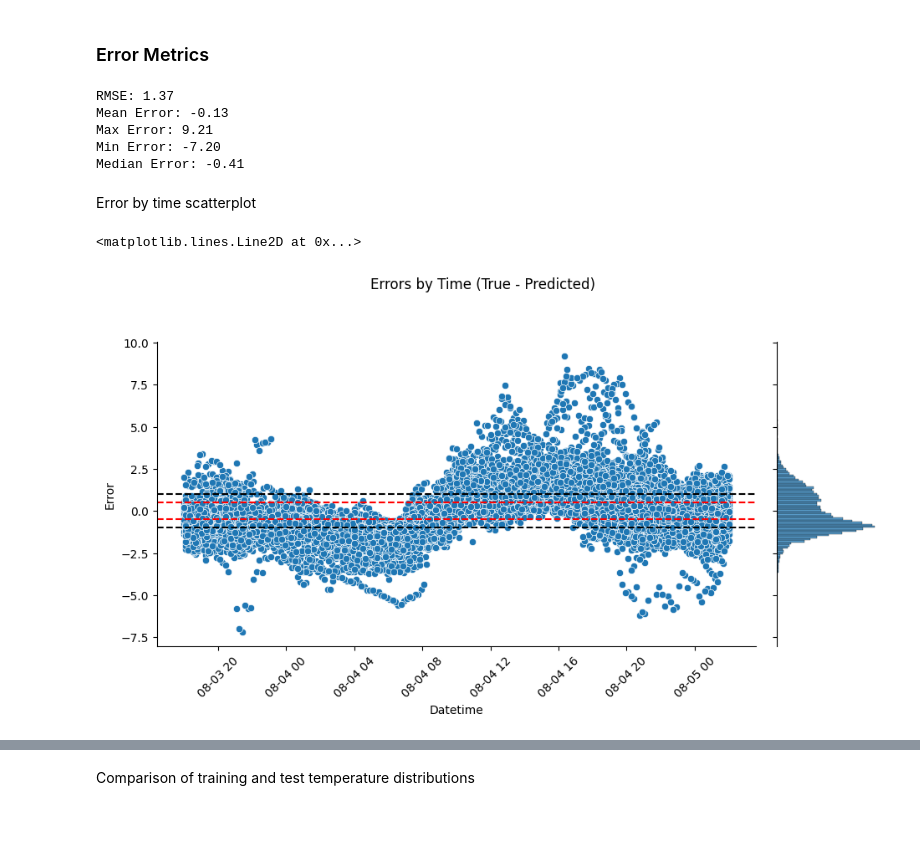
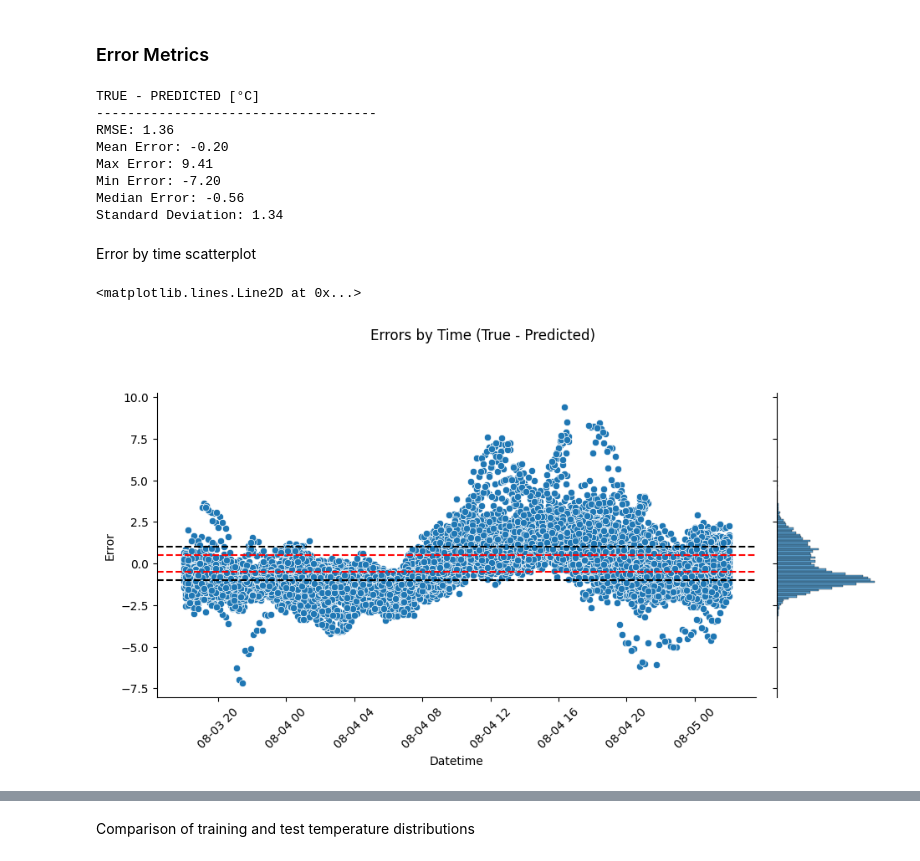
Before and after one commit to ozmanda/meteoblueQRF, a Jupyter notebook: analyses_and_visualisations/training_output_analysis.ipynb, the cells around one changed output, grey strips where cells are left out. Saved outputs shown, nothing was run; the diff lists cells and outputs as text; code cells hidden in the pictures; blank space fills up the shorter version.

```diff
--- a/analyses_and_visualisations/training_output_analysis.ipynb
+++ b/analyses_and_visualisations/training_output_analysis.ipynb
@@ -8,7 +8,7 @@ from matplotlib import pyplot as plt
 # Evaluation of Test Results from Model Training
 Output ``.csv`` files contain all feature variables, the true temperature and a list of the predicted temperatures quantiles ``[5%, 50%, 95%]``. The output does not, however, contain the station names from which the features originate.
 # %%
-outputpath = 'S:/pools/t/T-IDP-Projekte-u-Vorlesungen/Meteoblue/QRF/Data/QRF Testing/mb5t_run3.csv'
+outputpath = 'S:/pools/t/T-IDP-Projekte-u-Vorlesungen/Meteoblue/QRF/Data/QRF Testing/mb5t_run5.csv'
 trainingset = outputpath.split('.csv')[0] + '_trainingset.csv'
 outputfile = pd.read_csv(outputpath, delimiter=',')
 outputfile['datetime'] = pd.to_datetime(outputfile['datetime'])
@@ -54,35 +54,41 @@ ax.plot(bounds, bounds, color='black', linestyle='--')
 # %%
 outputfile['Error'] = outputfile['True Temperature'] - outputfile['Predicted Temperature']
 rmse = np.sqrt(np.mean(outputfile['Error']**2))
+print('TRUE - PREDICTED [°C]')
+print('------------------------------------')
 print(f'RMSE: {rmse:.2f}')
 print(f'Mean Error: {np.mean(outputfile["Error"]):.2f}')
 print(f'Max Error: {np.max(outputfile["Error"]):.2f}')
 print(f'Min Error: {np.min(outputfile["Error"]):.2f}')
 print(f'Median Error: {np.median(outputfile["Error"]):.2f}')
+print(f'Standard Deviation: {np.std(outputfile["Error"]):.2f}')
 # %% [output]
-RMSE: 1.37
-Mean Error: -0.13
-Max Error: 9.21
+TRUE - PREDICTED [°C]
+------------------------------------
+RMSE: 1.36
+Mean Error: -0.20
+Max Error: 9.41
 Min Error: -7.20
-Median Error: -0.41
+Median Error: -0.56
+Standard Deviation: 1.34
 # %% [markdown]
 Error by time scatterplot
 # %%
 g = sns.jointplot(ax = ax, data=outputfile, x='datetime', y='Error')
-g.fig.set_figheight(5)
-g.fig.set_figwidth(10)
+g.figure.set_figheight(5)
+g.figure.set_figwidth(10)
 g.ax_marg_x.remove()
 plt.xticks(rotation=45)
 g.set_axis_labels('Datetime', 'Error')
-g.fig.suptitle('Errors by Time (True - Predicted)')
+g.figure.suptitle('Errors by Time (True - Predicted)')
 # Add horizontal lines
 plt.axhline(0.5, color='red', linestyle='--')
 plt.axhline(-0.5, color='red', linestyle='--')
 plt.axhline(1, color='black', linestyle='--')
 plt.axhline(-1, color='black', linestyle='--')
 # %% [output]
 <matplotlib.lines.Line2D at 0x...>
-[figure, old version]
+[figure, new version]
 # %%
 delstations = ['EC97724D875D', 'CC64BEFD117A', 'F689C7C6D6A4', 'C3FE363AAA35']
 test = outputfile[~outputfile['stationid'].isin(delstations)]
```
Also changed, not shown: parts of 13 cells of this notebook, 1 other file.
